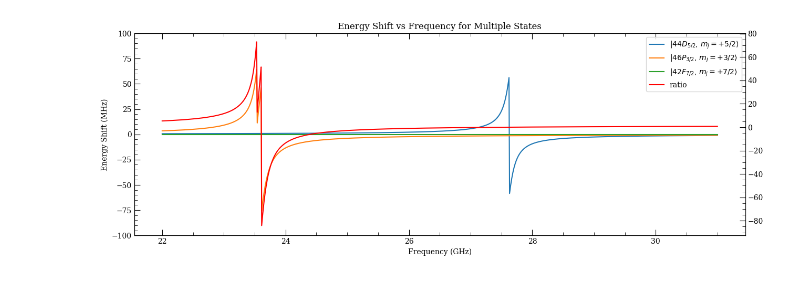
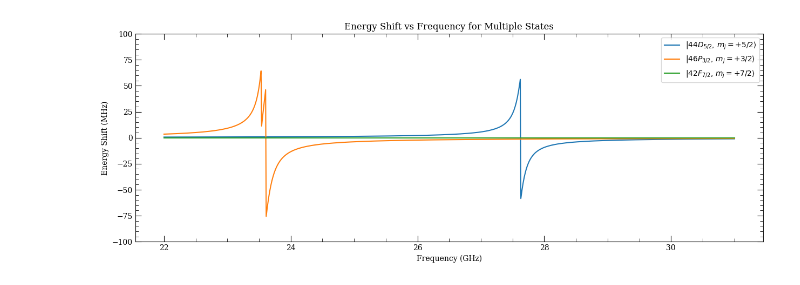
Before and after one commit to AVKGitHub1/rydberg_calcs, a Jupyter notebook: ryd_calcs.ipynb, the cells around one changed output. Saved outputs shown, nothing was run; the diff lists cells and outputs as text; code cells hidden in the pictures.

Commit message:
Fix legend handling in compare_shifts function:

```diff
--- a/ryd_calcs.ipynb
+++ b/ryd_calcs.ipynb
@@ -20,17 +20,17 @@ numFreqs=1000
 # %%
 state1 = (44, 2, 2.5, 2.5)
 state2 = (46, 1, 1.5, 1.5)
 state3 = (42, 3, 3.5, 3.5)
 states = [state1, state2, state3]
 
 nrange=5
 lmax=10
 
 q=0
 Efield=10
 freqMin = 22.0e9
 freqMax = 31.0e9
 numFreqs = 1000
-calcs = compare_shifts(states, q, nrange, lmax, Efield, freqMin, freqMax, numFreqs, twopiunits=False, plotfunc=ratio)
+calcs = compare_shifts(states, q, nrange, lmax, Efield, freqMin, freqMax, numFreqs, twopiunits=False, plotfunc=None)
 # %% [output]
-[figure, old version]
+[figure, new version]
```
Also changed, not shown: 1 other file.
